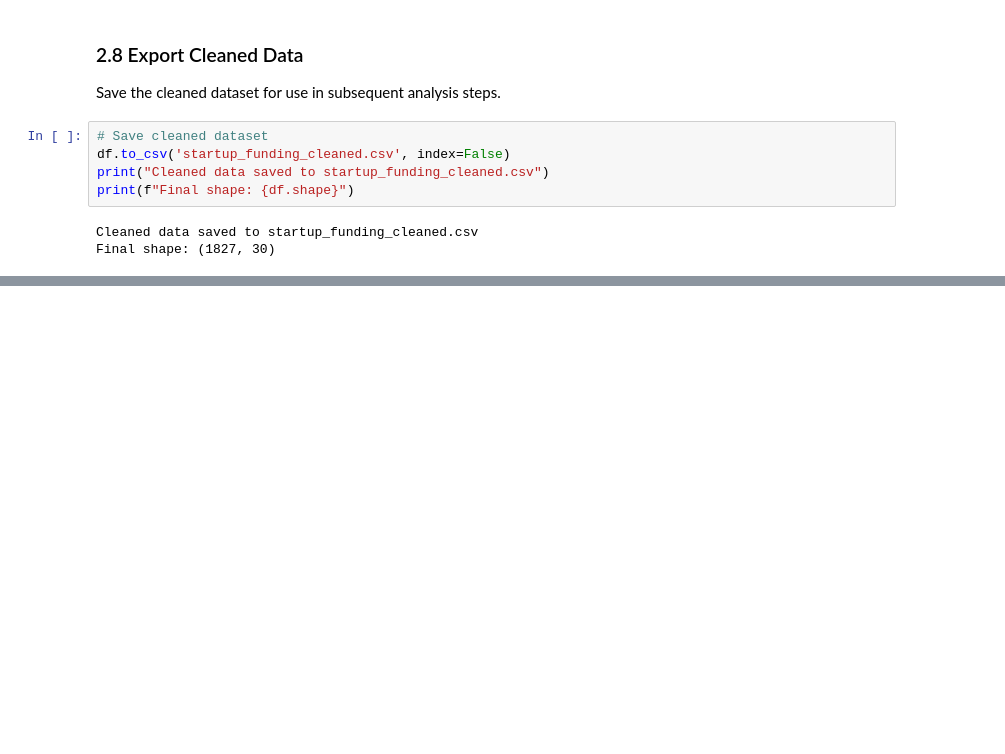
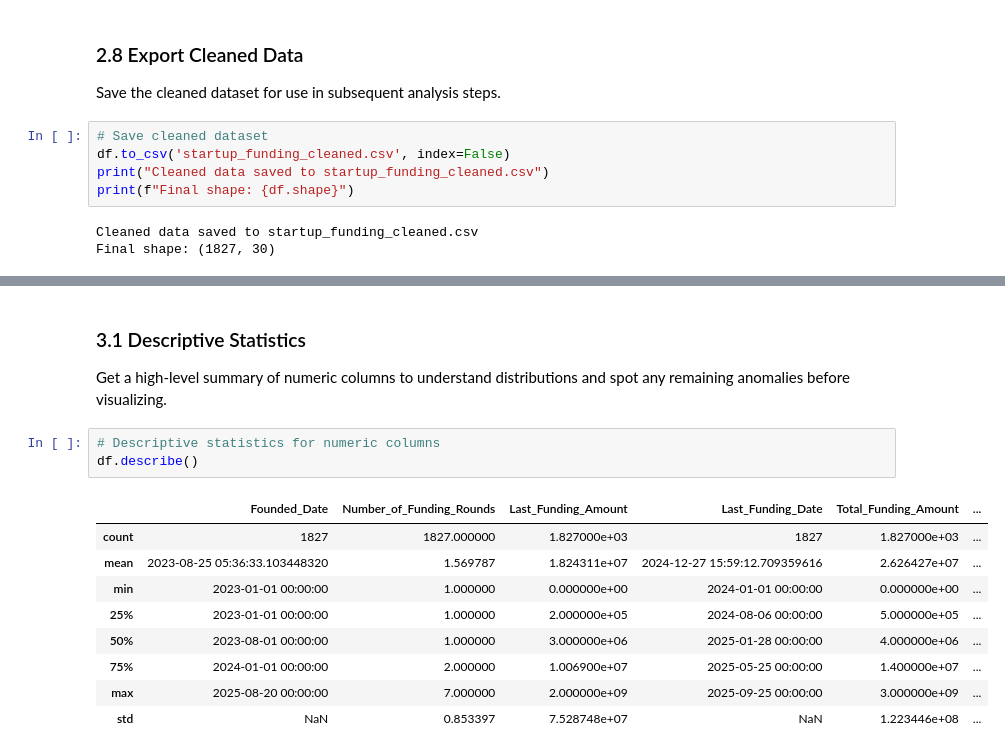
Before and after one commit to AndrewHung87/startup-funding-analysis, a Jupyter notebook: startup_funding_analysis.ipynb, the cells around one changed output, grey strips where cells are left out. Saved outputs shown, nothing was run; the diff lists cells and outputs as text; blank space fills up the shorter version.

```diff
--- a/startup_funding_analysis.ipynb
+++ b/startup_funding_analysis.ipynb
@@ -497,0 +552,16 @@ Final shape: (1827, 30)
+# %% [markdown]
+### 3.1 Descriptive Statistics
+Get a high-level summary of numeric columns to understand distributions and spot any remaining anomalies before visualizing.
+# %%
+# Descriptive statistics for numeric columns
+df.describe()
+# %% [output]
+|  | Founded_Date | Number_of_Funding_Rounds | Last_Funding_Amount | Last_Funding_Date | Total_Funding_Amount | ... |
+| count | 1827 | 1827.000000 | 1.827000e+03 | 1827 | 1.827000e+03 | ... |
+| mean | 2023-08-25 05:36:33.103448320 | 1.569787 | 1.824311e+07 | 2024-12-27 15:59:12.709359616 | 2.626427e+07 | ... |
+| min | 2023-01-01 00:00:00 | 1.000000 | 0.000000e+00 | 2024-01-01 00:00:00 | 0.000000e+00 | ... |
+| 25% | 2023-01-01 00:00:00 | 1.000000 | 2.000000e+05 | 2024-08-06 00:00:00 | 5.000000e+05 | ... |
+| 50% | 2023-08-01 00:00:00 | 1.000000 | 3.000000e+06 | 2025-01-28 00:00:00 | 4.000000e+06 | ... |
+| 75% | 2024-01-01 00:00:00 | 2.000000 | 1.006900e+07 | 2025-05-25 00:00:00 | 1.400000e+07 | ... |
+| max | 2025-08-20 00:00:00 | 7.000000 | 2.000000e+09 | 2025-09-25 00:00:00 | 3.000000e+09 | ... |
+| std | NaN | 0.853397 | 7.528748e+07 | NaN | 1.223446e+08 | ... |
```
Also changed, not shown: parts of 18 cells of this notebook.
